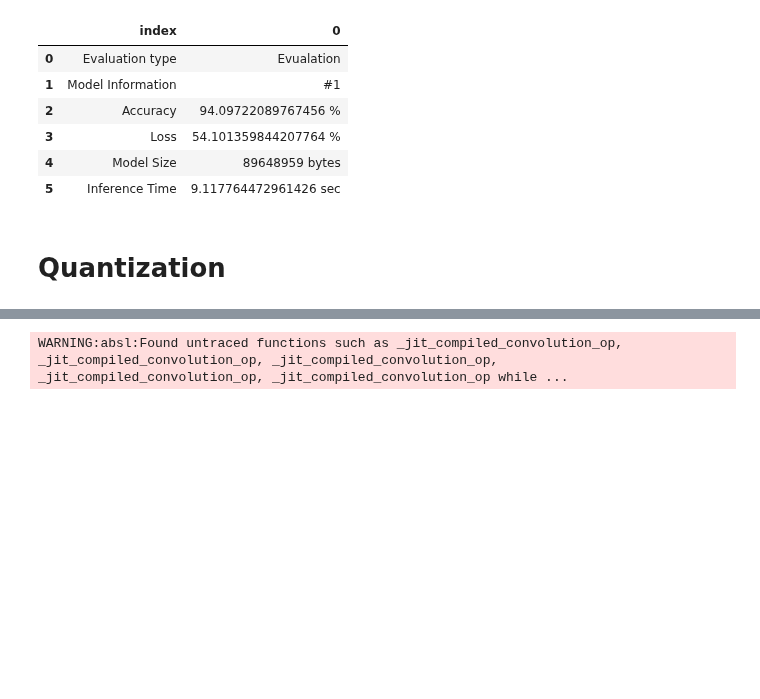
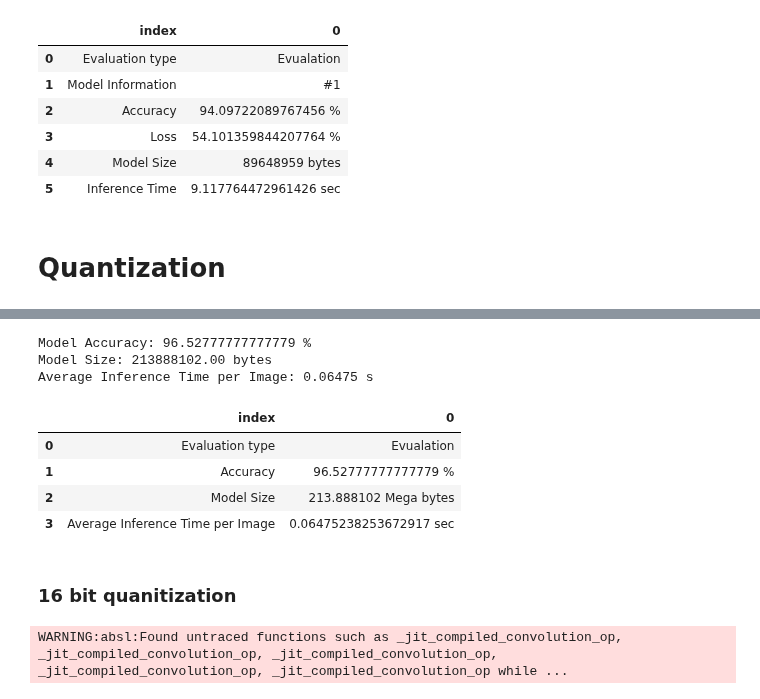
Before and after one commit to nagusubra/Solar_panel_dust_detection, a Jupyter notebook: Final_report.ipynb, the cells around one changed output, grey strips where cells are left out. Drawn from its saved outputs; the diff is of its cells as text; code cells hidden in the pictures; blank space fills up the shorter version.

Commit message:
Created using Colaboratory - tflite mdoel conversion success

```diff
--- a/Final_report.ipynb
+++ b/Final_report.ipynb
@@ -467,0 +472,10 @@ def evaluate_tflite_model(interpreter, model_path, test_loader):
+# %%
+converter = tf.lite.TFLiteConverter.from_keras_model(base_model)
+converter.optimizations = [tf.lite.Optimize.DEFAULT]
+converter.target_spec.supported_types = [tf.float32]
+fp32_quantized_tflite_base_model = converter.convert()
+
+with open('fp32_quantized_tflite_base_model.tflite', 'wb') as f:
+  f.write(fp32_quantized_tflite_base_model)
+interpreter_fp32_quant_base_model = tf.lite.Interpreter(model_path=str('fp32_quantized_tflite_base_model.tflite'))
+interpreter_fp32_quant_base_model.allocate_tensors()
@@ -468,3 +484,17 @@ def evaluate_tflite_model(interpreter, model_path, test_loader):
+# %%
+quantized_32_bit_tflite_base_model_evulation_df = evaluate_tflite_model(interpreter_fp32_quant_base_model, 'fp32_quantized_tflite_base_model.tflite', val_dataset)
+quantized_32_bit_tflite_base_model_evulation_df
+# %% [output]
+Model Accuracy: 96.52777777777779 %
+Model Size: 213888102.00 bytes
+Average Inference Time per Image: 0.06475 s
+|  | index | 0 |
+| 0 | Evaluation type | Evualation |
+| 1 | Accuracy | 96.52777777777779 % |
+| 2 | Model Size | 213.888102 Mega bytes |
+| 3 | Average Inference Time per Image | 0.06475238253672917 sec |
+# %% [markdown]
+### 16 bit quanitization
 # %%
 converter = tf.lite.TFLiteConverter.from_keras_model(base_model)
 converter.optimizations = [tf.lite.Optimize.DEFAULT]
```
Also changed, not shown: parts of 17 cells of this notebook.
